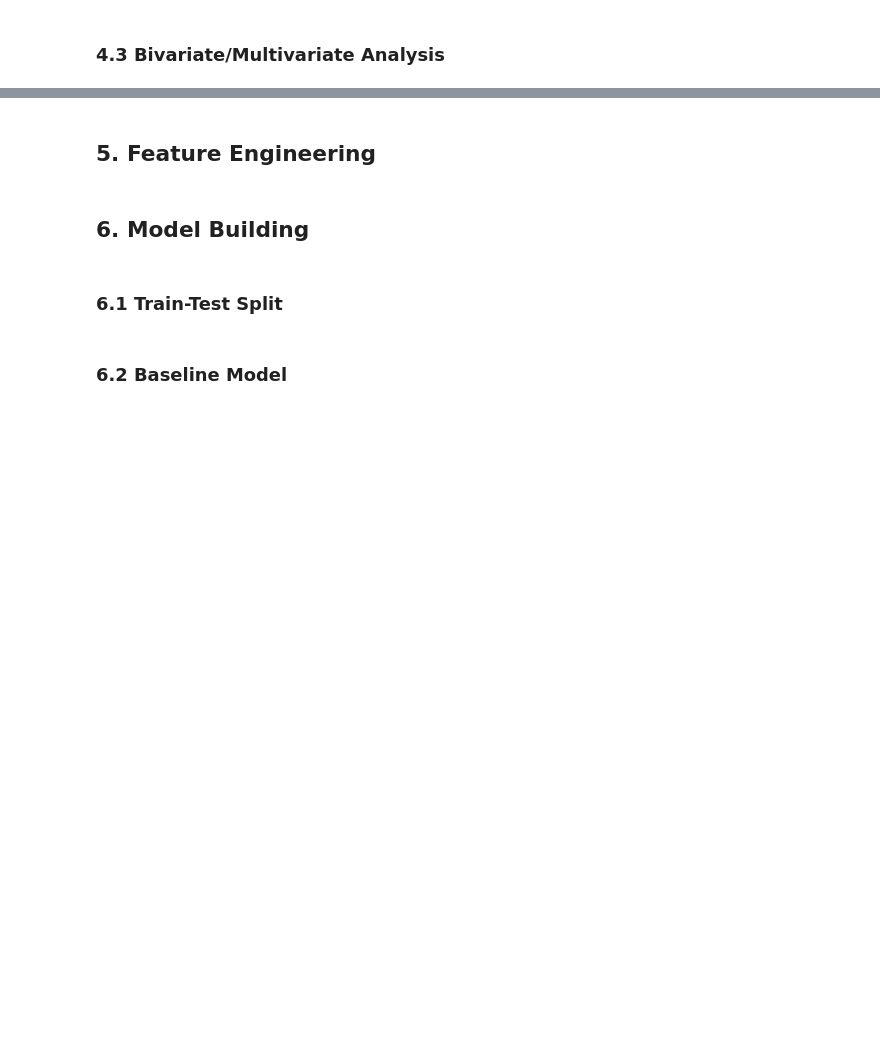
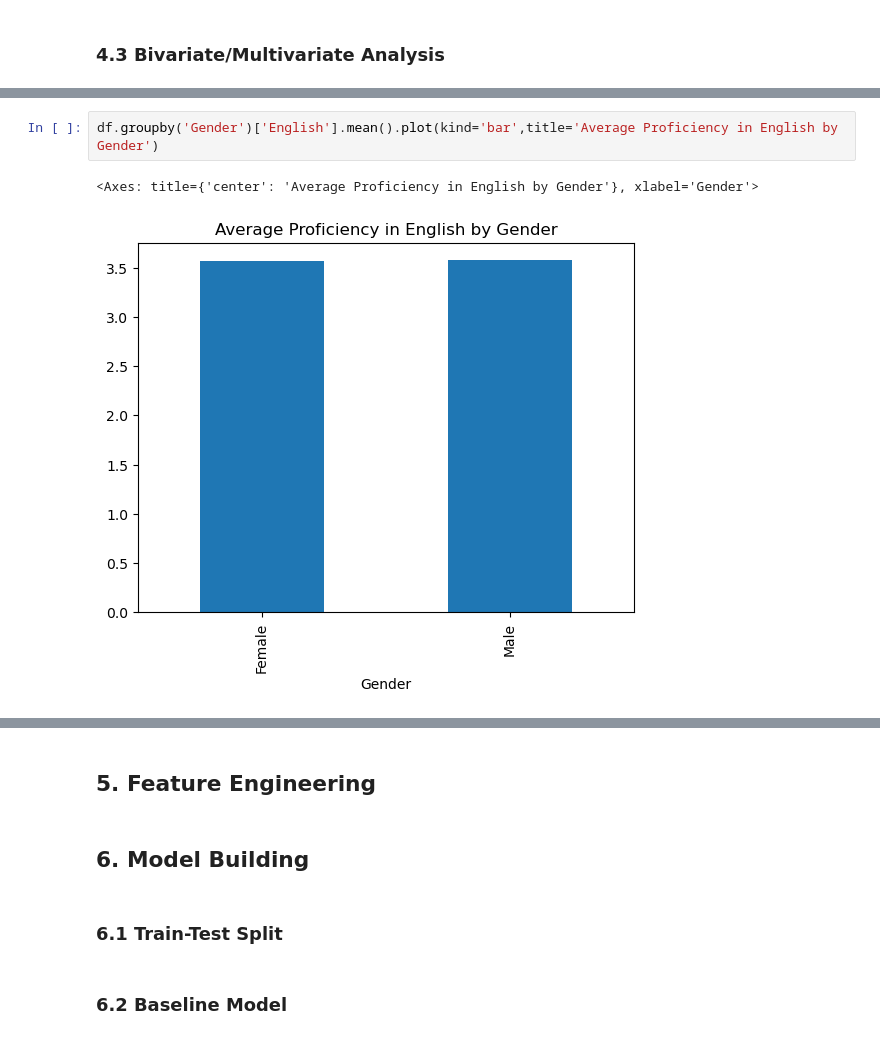
Before and after one commit to I-jidd/Data-Analysis-Machine-Learning, a Jupyter notebook: Student Performance Metrics Dataset/Student-Performance-Metrics-Dataset.ipynb, the cells around one changed output, grey strips where cells are left out. Drawn from its saved outputs; the diff is of its cells as text; blank space fills up the shorter version.

```diff
--- a/Student Performance Metrics Dataset/Student-Performance-Metrics-Dataset.ipynb
+++ b/Student Performance Metrics Dataset/Student-Performance-Metrics-Dataset.ipynb
@@ -150,0 +207,5 @@ Axes(0.672059,0.11;0.227941x0.35)
+# %%
+df.groupby('Gender')['English'].mean().plot(kind='bar',title='Average Proficiency in English by Gender')
+# %% [output]
+<Axes: title={'center': 'Average Proficiency in English by Gender'}, xlabel='Gender'>
+[figure, added]
```
Also changed, not shown: parts of 7 cells of this notebook.
